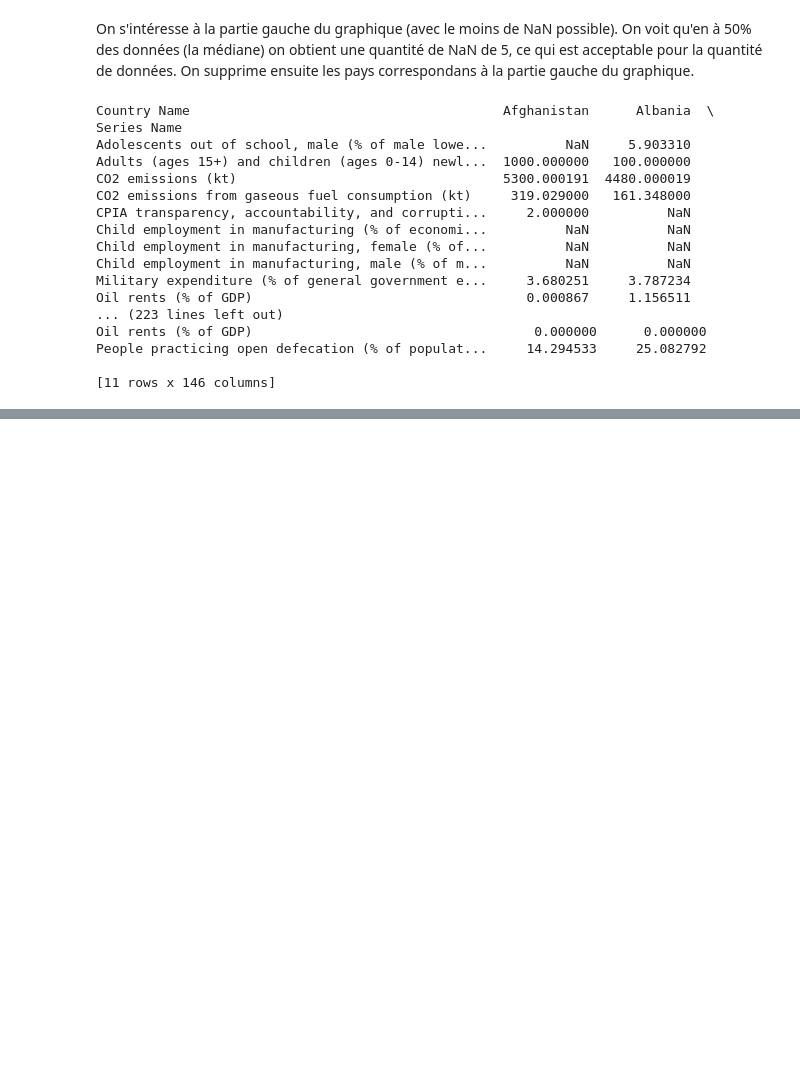
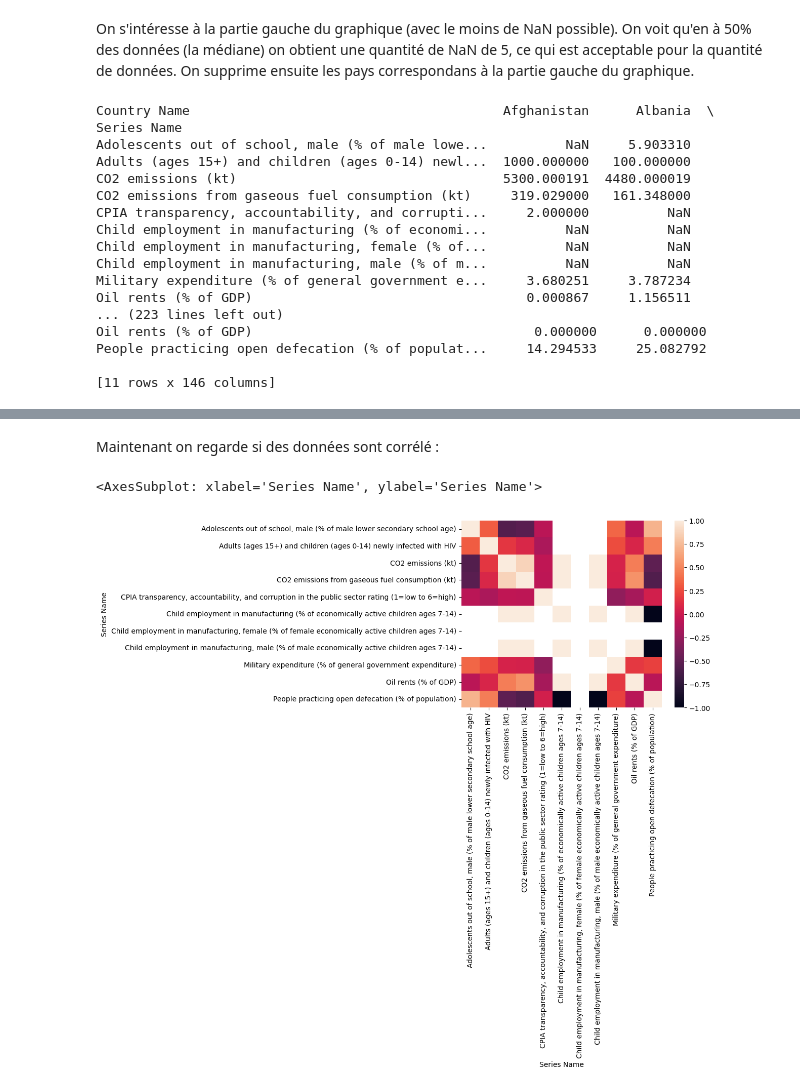
Before and after one commit to f2ire/IA_project, a Jupyter notebook: report1.ipynb, the cells around one changed output, grey strips where cells are left out. Cells and saved outputs as stored; diff of their text form; code cells hidden in the pictures; blank space fills up the shorter version.

```diff
--- a/report1.ipynb
+++ b/report1.ipynb
@@ -66,0 +108,8 @@ People practicing open defecation (% of populat...     14.294533     25.082792
+# %% [markdown]
+Maintenant on regarde si des données sont corrélé :
+# %%
+df_corr = df_step1_clean.T.corr("spearman")
+seaborn.heatmap(df_corr)
+# %% [output]
+<AxesSubplot: xlabel='Series Name', ylabel='Series Name'>
+[figure, added]
```
Also changed, not shown: parts of 8 cells of this notebook, 1 other file.
